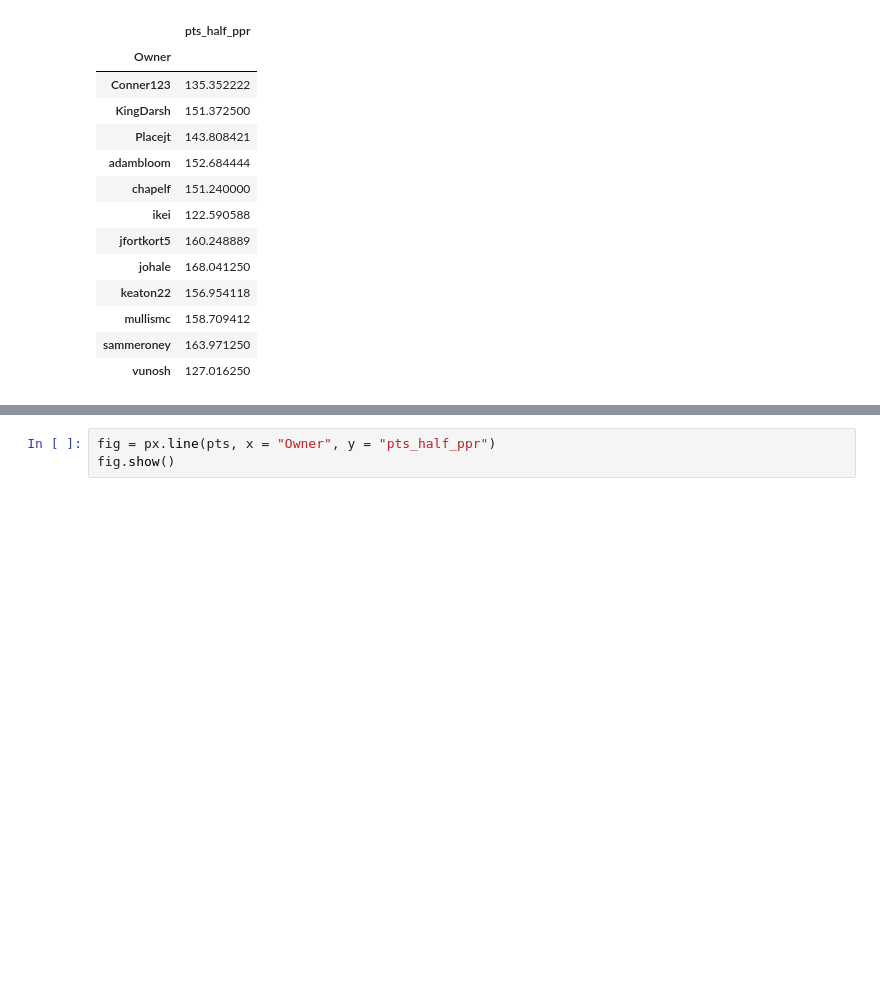
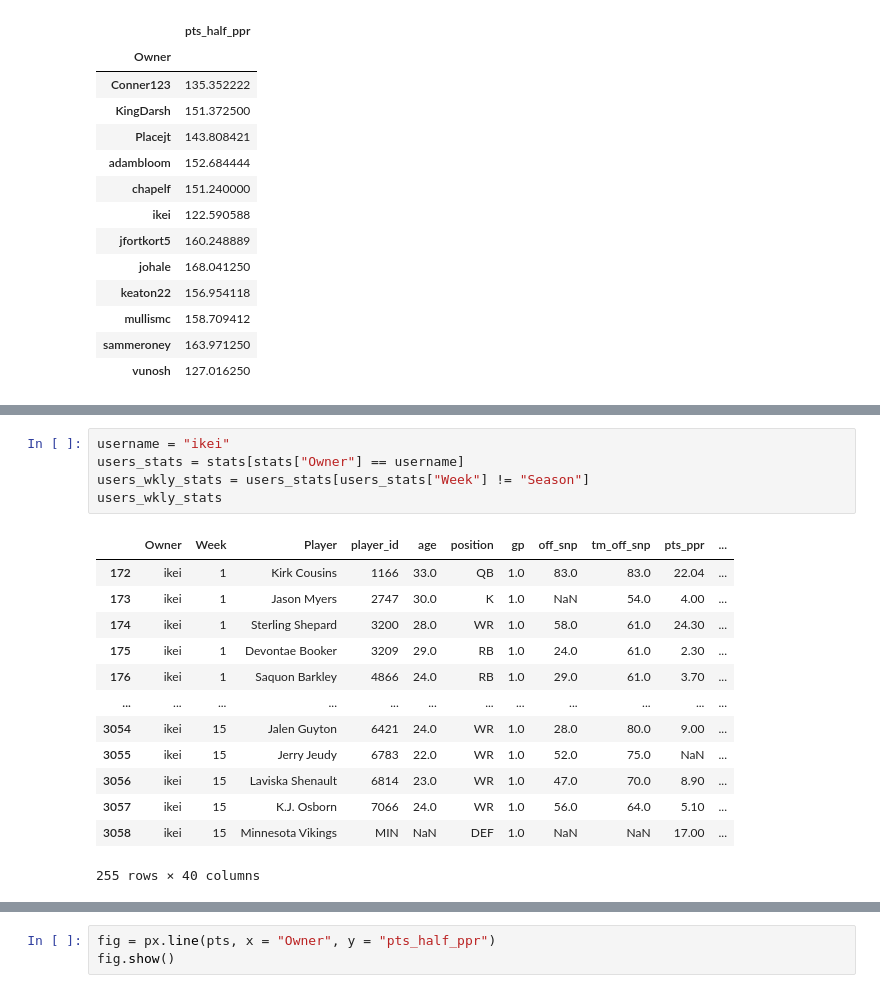
Before and after one commit to tagarwal-NCSU/Sleeper-Analysis, a Jupyter notebook: Ike/plotly.ipynb, the cells around one changed output, grey strips where cells are left out. Saved outputs shown, nothing was run; the diff lists cells and outputs as text; blank space fills up the shorter version.

```diff
--- a/Ike/plotly.ipynb
+++ b/Ike/plotly.ipynb
@@ -100,3 +100,22 @@ fig = px.bar(pts, x = "pts_half_ppr", color = "pts_half_ppr")
 fig.show()
 # %% [output]
 [interactive output not drawn]
+# %%
+username = "ikei"
+users_stats = stats[stats["Owner"] == username]
+users_wkly_stats = users_stats[users_stats["Week"] != "Season"]
+users_wkly_stats
+# %% [output]
+|  | Owner | Week | Player | player_id | age | position | gp | off_snp | tm_off_snp | pts_ppr | ... |
+| 172 | ikei | 1 | Kirk Cousins | 1166 | 33.0 | QB | 1.0 | 83.0 | 83.0 | 22.04 | ... |
+| 173 | ikei | 1 | Jason Myers | 2747 | 30.0 | K | 1.0 | NaN | 54.0 | 4.00 | ... |
+| 174 | ikei | 1 | Sterling Shepard | 3200 | 28.0 | WR | 1.0 | 58.0 | 61.0 | 24.30 | ... |
+| 175 | ikei | 1 | Devontae Booker | 3209 | 29.0 | RB | 1.0 | 24.0 | 61.0 | 2.30 | ... |
+| 176 | ikei | 1 | Saquon Barkley | 4866 | 24.0 | RB | 1.0 | 29.0 | 61.0 | 3.70 | ... |
+| ... | ... | ... | ... | ... | ... | ... | ... | ... | ... | ... | ... |
+| 3054 | ikei | 15 | Jalen Guyton | 6421 | 24.0 | WR | 1.0 | 28.0 | 80.0 | 9.00 | ... |
+| 3055 | ikei | 15 | Jerry Jeudy | 6783 | 22.0 | WR | 1.0 | 52.0 | 75.0 | NaN | ... |
+| 3056 | ikei | 15 | Laviska Shenault | 6814 | 23.0 | WR | 1.0 | 47.0 | 70.0 | 8.90 | ... |
+| 3057 | ikei | 15 | K.J. Osborn | 7066 | 24.0 | WR | 1.0 | 56.0 | 64.0 | 5.10 | ... |
+| 3058 | ikei | 15 | Minnesota Vikings | MIN | NaN | DEF | 1.0 | NaN | NaN | 17.00 | ... |
+255 rows × 40 columns
```
Also changed, not shown: parts of 8 cells of this notebook.
